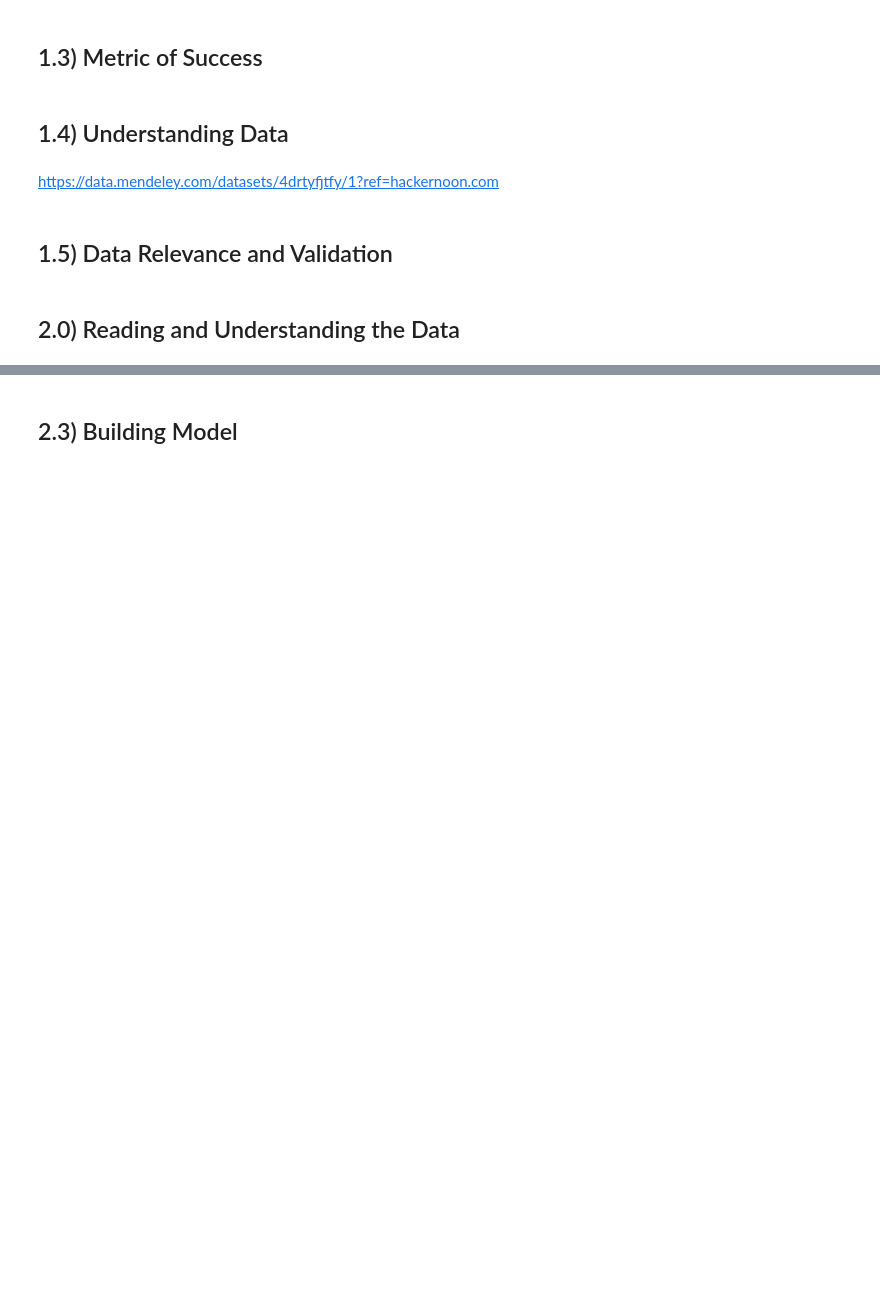
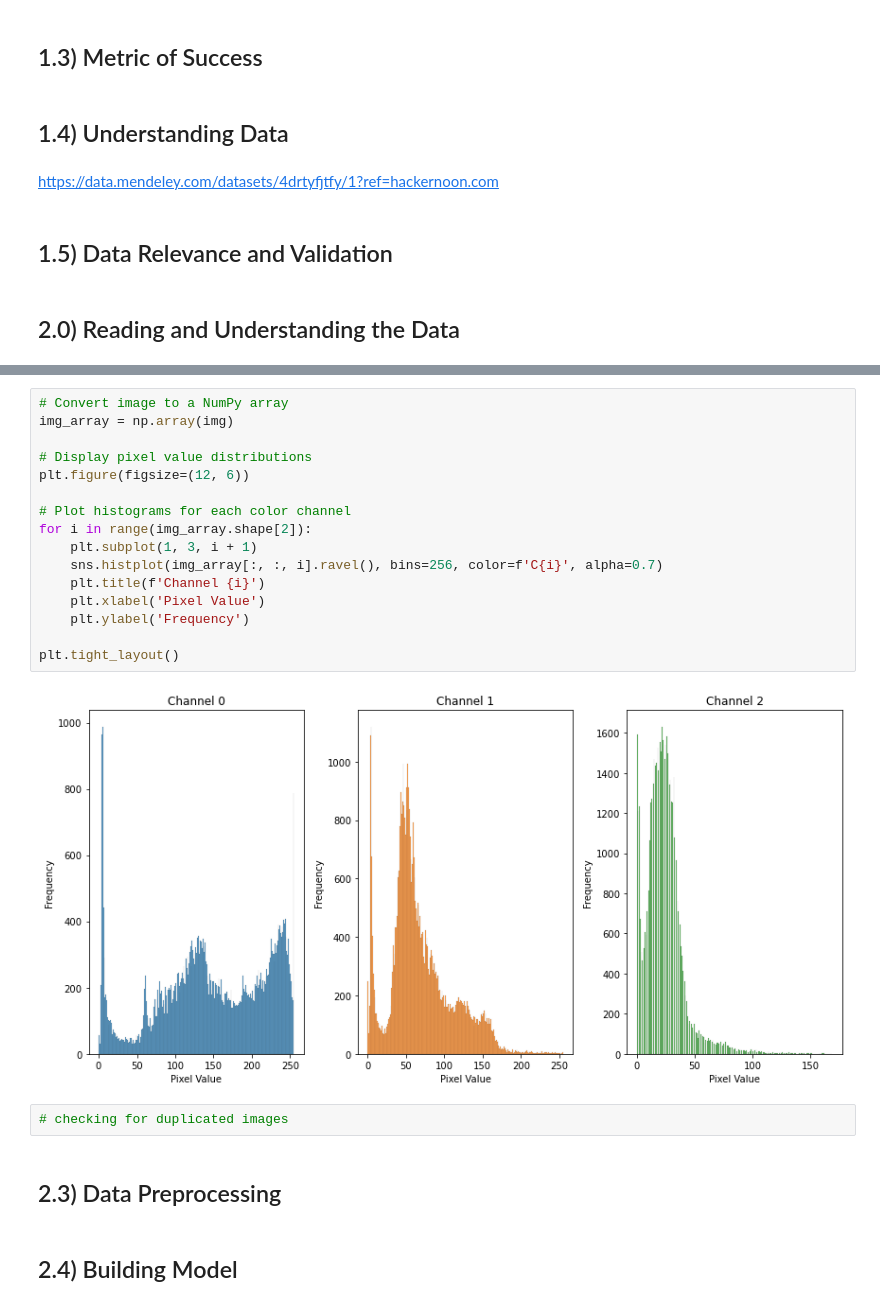
Before and after one commit to Dominic-Mu/dsc-phase-4-group-19-project, a Jupyter notebook: index.ipynb, the cells around one changed output, grey strips where cells are left out. Drawn from its saved outputs; the diff is of its cells as text; blank space fills up the shorter version.

```diff
--- a/index.ipynb
+++ b/index.ipynb
@@ -43,2 +211,24 @@ from tensorflow.keras import regularizers
+# %%
+# Convert image to a NumPy array
+img_array = np.array(img)
+
+# Display pixel value distributions
+plt.figure(figsize=(12, 6))
+
+# Plot histograms for each color channel
+for i in range(img_array.shape[2]):
+    plt.subplot(1, 3, i + 1)
+    sns.histplot(img_array[:, :, i].ravel(), bins=256, color=f'C{i}', alpha=0.7)
+    plt.title(f'Channel {i}')
+    plt.xlabel('Pixel Value')
+    plt.ylabel('Frequency')
+
+plt.tight_layout()
+# %% [output]
+[figure, added]
+# %%
+# checking for duplicated images
+# %% [markdown]
+## 2.3) Data Preprocessing
 # %% [markdown]
-## 2.3) Building Model
+## 2.4) Building Model
```
Also changed, not shown: parts of 14 cells of this notebook, 4 other files.
